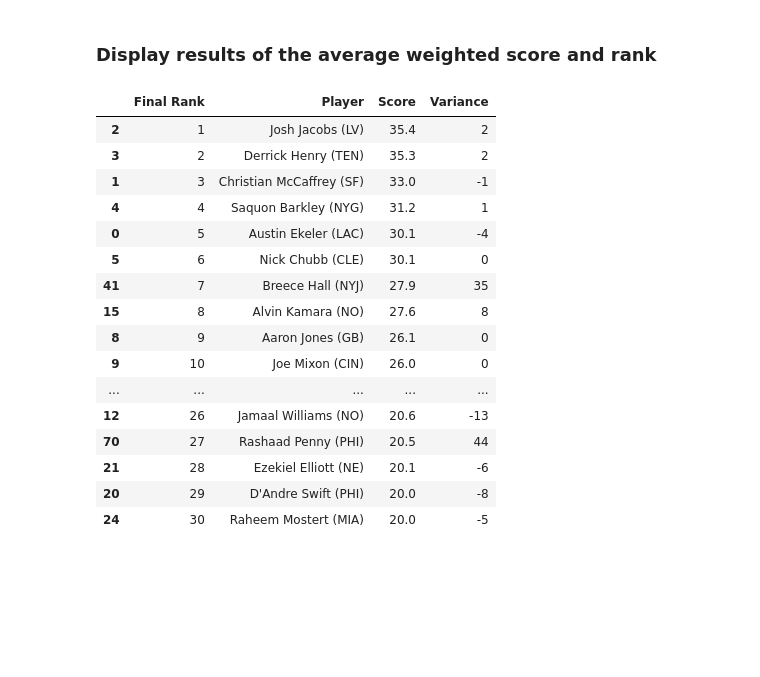
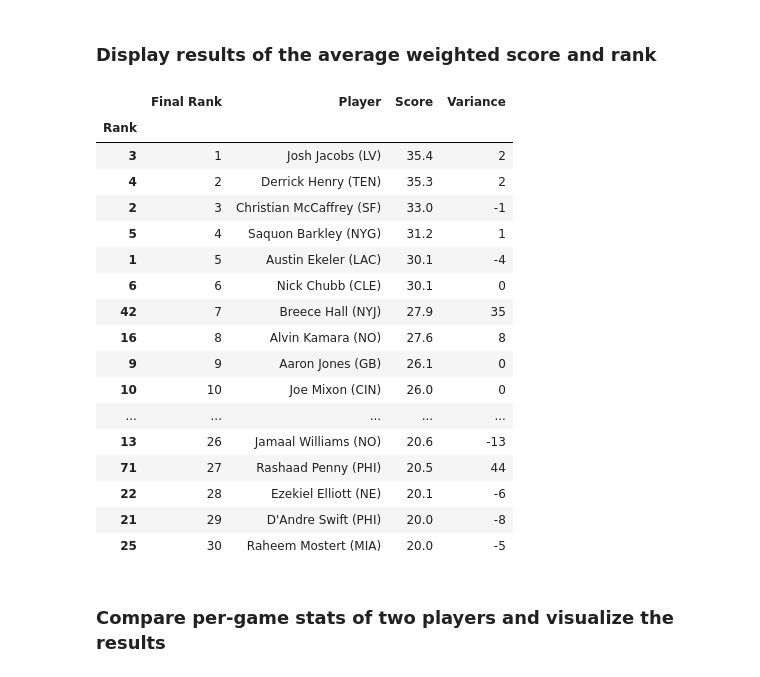
Before and after one commit to meltangonan/fantasy-football, a Jupyter notebook: RB Model.ipynb, the cells around one changed output. Saved outputs shown, nothing was run; the diff lists cells and outputs as text; code cells hidden in the pictures; blank space fills up the shorter version.

```diff
--- a/RB Model.ipynb
+++ b/RB Model.ipynb
@@ -285,23 +286,27 @@ df['Variance'] = df['Rank'] - df['Final Rank']
 ### Display results of the average weighted score and rank
 # %%
 # Display the results for the select columns
-df[['Final Rank', 'Player', 'Score', 'Variance']]\
-    .sort_values(by='Final Rank', ascending=True).head(30)
+analysis = df[['Rank', 'Final Rank', 'Player', 'Score', 'Variance']]
+analysis.set_index('Rank', inplace=True)
+analysis.sort_values(by='Final Rank', ascending=True).head(30)
 # %% [output]
 |  | Final Rank | Player | Score | Variance |
-| 2 | 1 | Josh Jacobs (LV) | 35.4 | 2 |
-| 3 | 2 | Derrick Henry (TEN) | 35.3 | 2 |
-| 1 | 3 | Christian McCaffrey (SF) | 33.0 | -1 |
-| 4 | 4 | Saquon Barkley (NYG) | 31.2 | 1 |
-| 0 | 5 | Austin Ekeler (LAC) | 30.1 | -4 |
-| 5 | 6 | Nick Chubb (CLE) | 30.1 | 0 |
-| 41 | 7 | Breece Hall (NYJ) | 27.9 | 35 |
-| 15 | 8 | Alvin Kamara (NO) | 27.6 | 8 |
-| 8 | 9 | Aaron Jones (GB) | 26.1 | 0 |
-| 9 | 10 | Joe Mixon (CIN) | 26.0 | 0 |
+| Rank |  |  |  |  |
+| 3 | 1 | Josh Jacobs (LV) | 35.4 | 2 |
+| 4 | 2 | Derrick Henry (TEN) | 35.3 | 2 |
+| 2 | 3 | Christian McCaffrey (SF) | 33.0 | -1 |
+| 5 | 4 | Saquon Barkley (NYG) | 31.2 | 1 |
+| 1 | 5 | Austin Ekeler (LAC) | 30.1 | -4 |
+| 6 | 6 | Nick Chubb (CLE) | 30.1 | 0 |
+| 42 | 7 | Breece Hall (NYJ) | 27.9 | 35 |
+| 16 | 8 | Alvin Kamara (NO) | 27.6 | 8 |
+| 9 | 9 | Aaron Jones (GB) | 26.1 | 0 |
+| 10 | 10 | Joe Mixon (CIN) | 26.0 | 0 |
 | ... | ... | ... | ... | ... |
-| 12 | 26 | Jamaal Williams (NO) | 20.6 | -13 |
-| 70 | 27 | Rashaad Penny (PHI) | 20.5 | 44 |
-| 21 | 28 | Ezekiel Elliott (NE) | 20.1 | -6 |
-| 20 | 29 | D'Andre Swift (PHI) | 20.0 | -8 |
-| 24 | 30 | Raheem Mostert (MIA) | 20.0 | -5 |
+| 13 | 26 | Jamaal Williams (NO) | 20.6 | -13 |
+| 71 | 27 | Rashaad Penny (PHI) | 20.5 | 44 |
+| 22 | 28 | Ezekiel Elliott (NE) | 20.1 | -6 |
+| 21 | 29 | D'Andre Swift (PHI) | 20.0 | -8 |
+| 25 | 30 | Raheem Mostert (MIA) | 20.0 | -5 |
+# %% [markdown]
+### Compare per-game stats of two players and visualize the results
```
Also changed, not shown: parts of 3 cells of this notebook, 1 other file.
